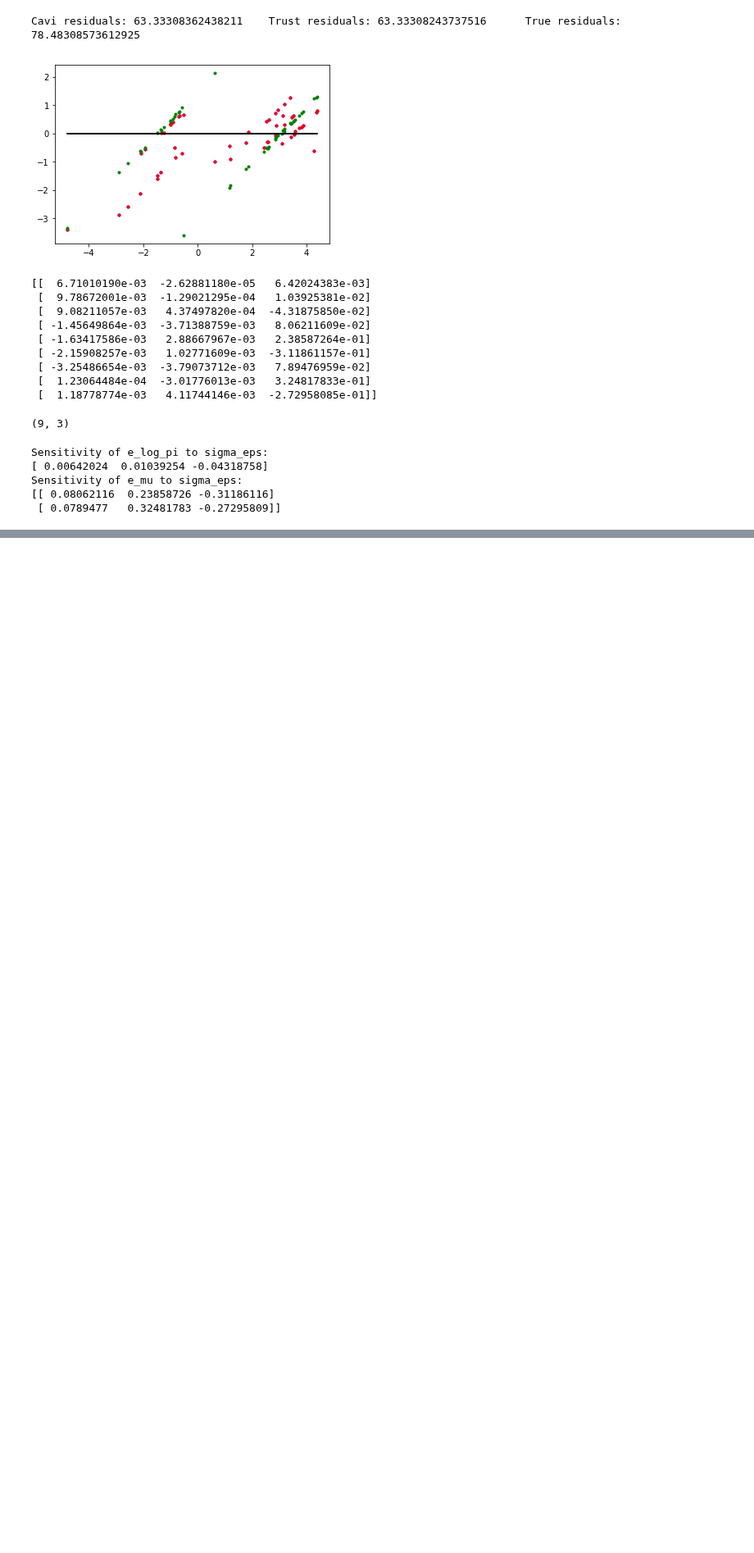
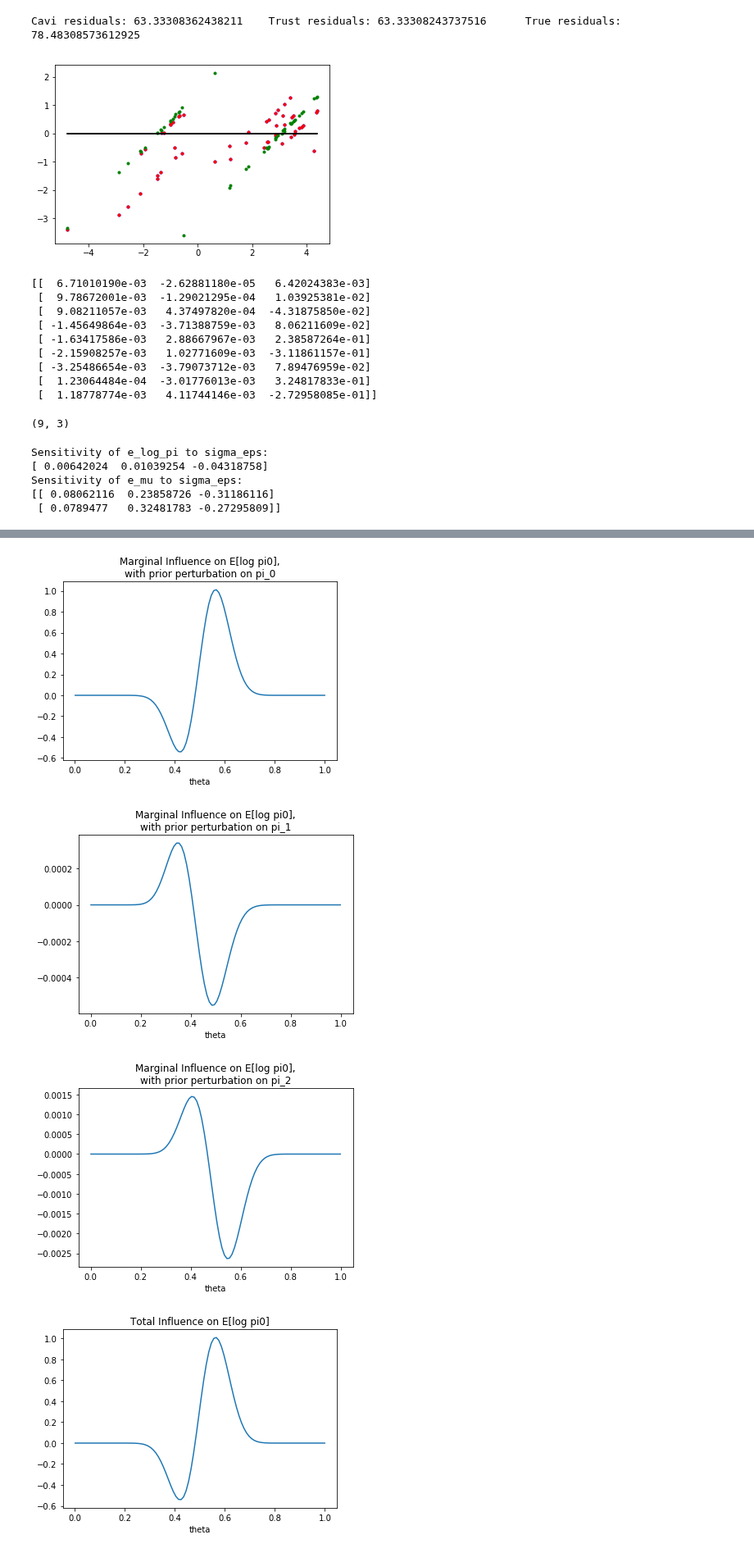
Before and after one commit to Runjing-Liu120/Variational_BNP_robustness, a Jupyter notebook: finite_approx/LRVB.ipynb, the cells around one changed output, grey strips where cells are left out. Shown at 82% size. Cells and saved outputs as stored; diff of their text form; code cells hidden in the pictures; blank space fills up the shorter version.

Commit message:
implemented influence function

```diff
--- a/finite_approx/LRVB.ipynb
+++ b/finite_approx/LRVB.ipynb
@@ -254,18 +238,28 @@ def Influence_pi(pi, alpha, k_approx):
 # %%
 # plot influence function
 
 n_ticks = 100
-col_prior = 0 # which pi you're plotting in the prior
-col_post = 0 # which pi you're looking at in the posterior
+y = np.zeros((n_ticks, k_approx))
 
-pi1_plt = np.tile(pi, (n_ticks, 1))
-pi1_plt[:,col_prior] = np.linspace(0,1,n_ticks)
+post_pi = 0 # which pi you're looking at in the posterior
 
-y = np.zeros(n_ticks)
+theta = np.linspace(0.001,0.999,n_ticks)
 
-for i in range(n_ticks):
-    y[i] = Influence_pi(pi1_plt[i,:], alpha, k_approx)[col_post]
+for k in range(k_approx):
+    for i in range(n_ticks):
+        y[i, k] = data_set.influence_function_pi(theta[i], k)[post_pi]
 
-plt.plot(np.linspace(0,1,n_ticks), y)
-plt.xlabel('pi' + str(col))
-plt.title('Influence function on E[log pi' + str(col_post) + ']')
+    plt.plot(theta, y[:,k])
+    plt.xlabel('theta')
+    plt.title('Marginal Influence on E[log pi' + str(post_pi) + '],\nwith prior perturbation on pi_' + str(k))
+    plt.show()
+
+plt.plot(theta, np.sum(y,1))
+plt.xlabel('theta')
+plt.title('Total Influence on E[log pi' + str(post_pi) + ']')
+plt.show()
+# %% [output]
+[figure, added]
+[figure, added]
+[figure, added]
+[figure, added]
```
Also changed, not shown: parts of 4 cells of this notebook, 1 other file.
